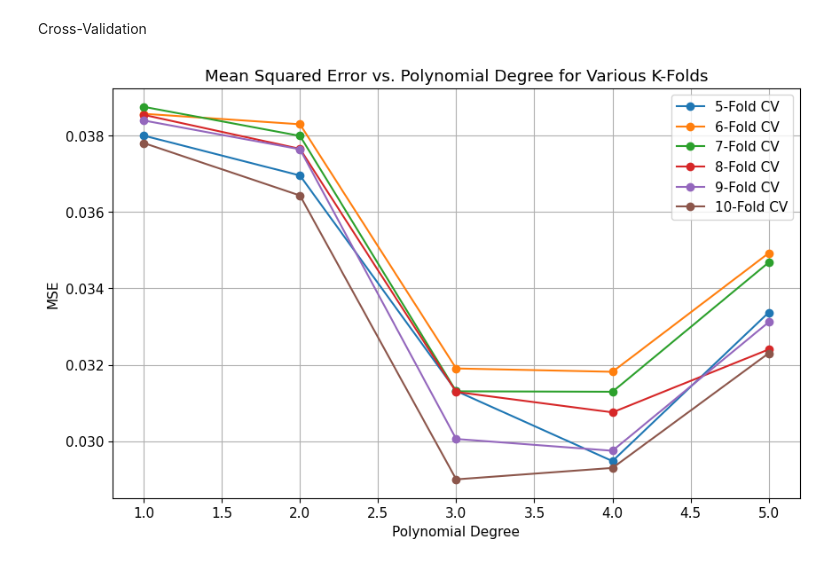
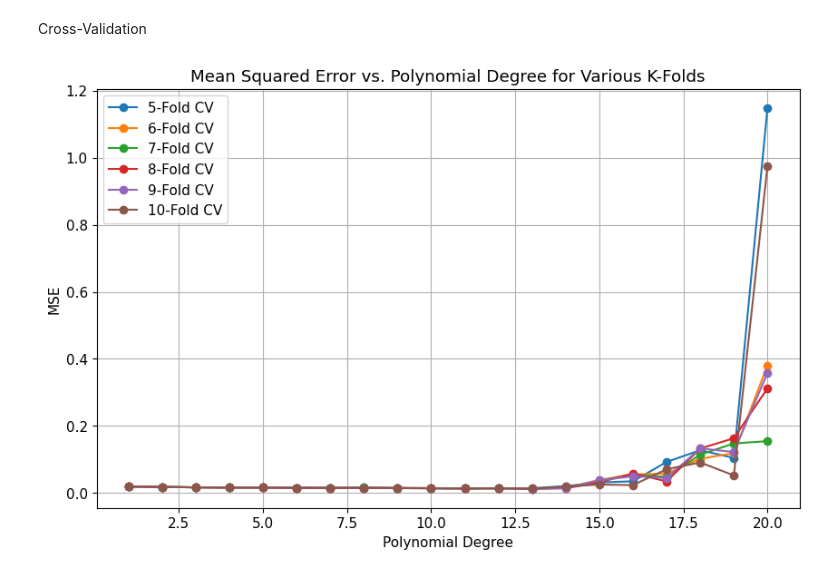
Before and after one commit to tiriltk/FYSSTK4155, a Jupyter notebook: Project1/terraincode.ipynb, the cells around one changed output. Saved outputs shown, nothing was run; the diff lists cells and outputs as text; code cells hidden in the pictures.

```diff
--- a/Project1/terraincode.ipynb
+++ b/Project1/terraincode.ipynb
@@ -464,54 +402,47 @@ Degree 20: Error = 0.0095, Bias^2 = 0.0075, Variance = 0.0020
 # %% [markdown]
 Cross-Validation
 # %%
-import numpy as np
-import matplotlib.pyplot as plt
-from sklearn.linear_model import LinearRegression
-from sklearn.model_selection import KFold, cross_val_score
-from sklearn.model_selection import train_test_split
-
-#sample a smaller number of points from the terrain data (100 points)
-num_points = 100
-points = np.column_stack((np.random.randint(0, terrain1.shape[0], size=num_points),
-                          np.random.randint(0, terrain1.shape[1], size=num_points)))
+#choosing number of points 1000, to increase computational efficiency
+num_points = 1000
+points = np.column_stack((np.random.randint(0, terrain1.shape[0], size=num_points), np.random.randint(0, terrain1.shape[1], size=num_points)))
 
 z = np.zeros([num_points, 1])
 for i in range(num_points):
     z[i] = terrain1[int(points[i, 0]), int(points[i, 1])]
 
 #scaling z values and x, y coordinates
 z_scaled = min_max_scaling(z).flatten()
 x_scaled = min_max_scaling(points[:, 0])
 y_scaled = min_max_scaling(points[:, 1])
 
-x = x_scaled
-y = y_scaled
-degree = 5
+degree = 20
 polynomial_degrees = np.arange(1, degree + 1)
 
+plt.figure(figsize=(10, 6))
+
+#looping over number of k-folds
 for k in range(5, 11):
+    #making an empty list to store MSE values
     estimated_mse = np.zeros(degree)
 
-    #polynomial degrees
+    #loop over degrees
     for polydegree in polynomial_degrees:
-        X = create_X(x, y, polydegree)  #create design matrix for the polynomial degree
+        X = create_X(x_scaled, y_scaled, polydegree)
         OLS = LinearRegression(fit_intercept=False)
 
-        kfold = KFold(n_splits=k, shuffle=True, random_state=1042)
-        mse_scores = cross_val_score(OLS, X, z_scaled, scoring='neg_mean_squared_error', cv=kfold)
+        kfold = KFold(n_splits=k, shuffle=True, random_state=1042) #initialize kfold instance
+        mse_scores = cross_val_score(OLS, X, z_scaled, scoring='neg_mean_squared_error', cv=kfold) #perform cross validation to estimate MSE
 
-        estimated_mse[polydegree - 1] = -np.mean(mse_scores)  #average and negate MSE
+        #store the negative MSE for every fold
+        estimated_mse[polydegree - 1] = -np.mean(mse_scores) #average and negate MSE
 
     plt.plot(polynomial_degrees, estimated_mse, marker='o', label=f'{k}-Fold CV')
-
-plt.rcParams.update({'font.size': 11})
-plt.figure(figsize=(10, 6))
 
 plt.xlabel('Polynomial Degree')
 plt.ylabel('MSE')
 plt.title('Mean Squared Error vs. Polynomial Degree for Various K-Folds')
 plt.legend()
 plt.grid(True)
 plt.show()
 # %% [output]
-[figure, old version]
+[figure, new version]
```
Also changed, not shown: parts of 9 cells of this notebook, 2 other files.
